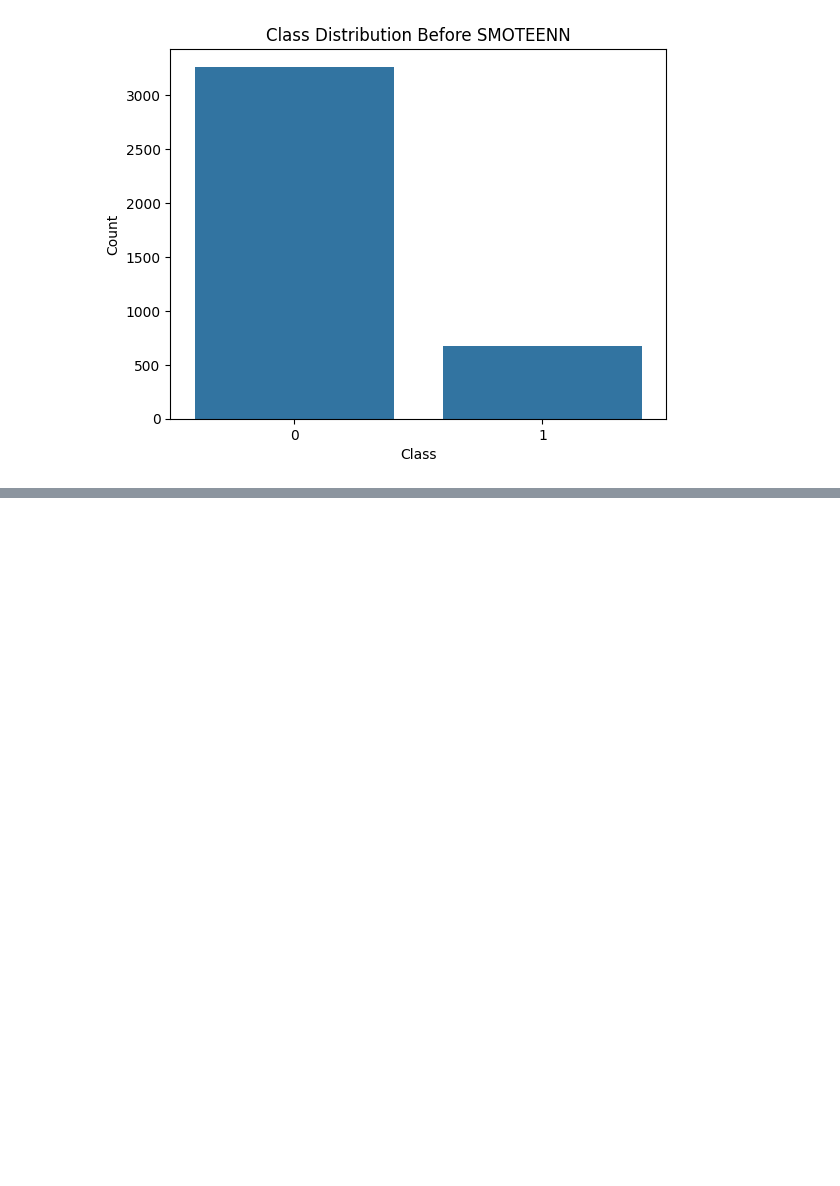
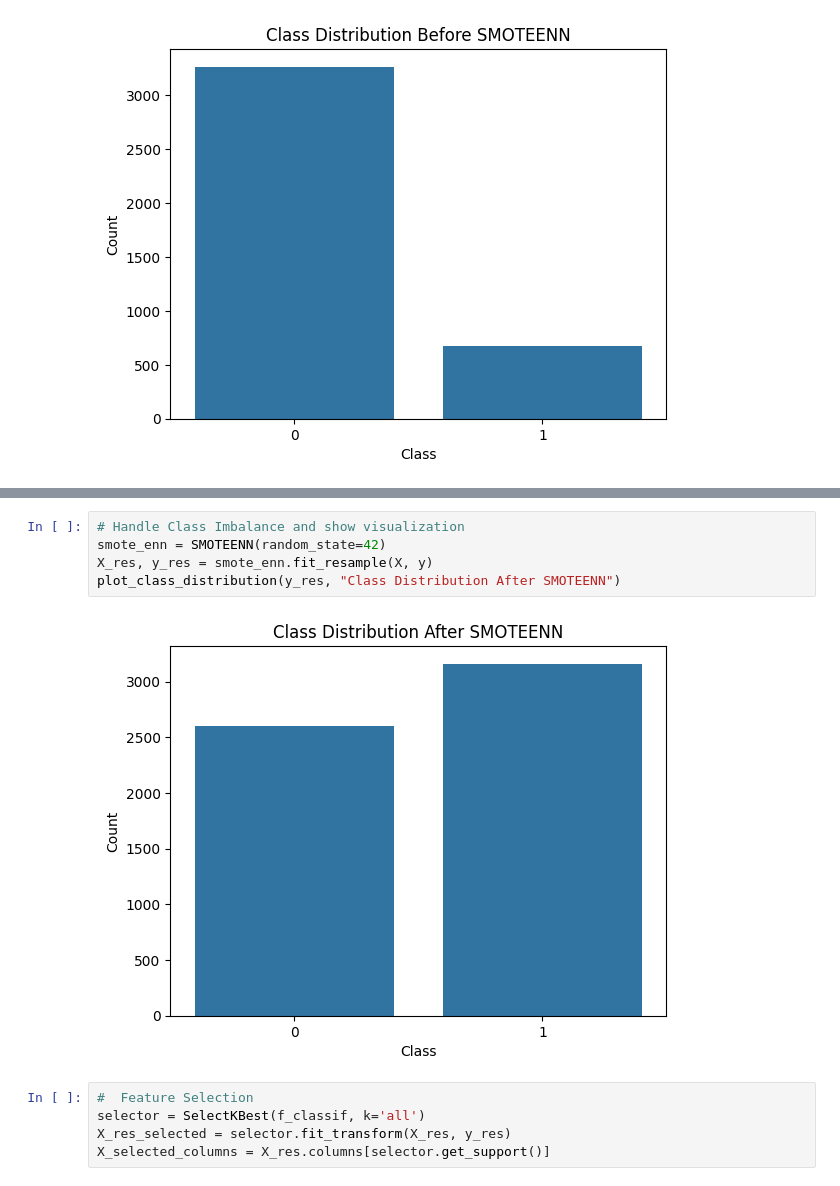
Before and after one commit to Sazibul-Islam-Siam/Customer_Churn_Prediction_using_ML, a Jupyter notebook: code.ipynb, the cells around one changed output, grey strips where cells are left out. Drawn from its saved outputs; the diff is of its cells as text; blank space fills up the shorter version.

```diff
--- a/code.ipynb
+++ b/code.ipynb
@@ -237,0 +131,12 @@ if train_acc is not None:
+# %%
+# Handle Class Imbalance and show visualization
+smote_enn = SMOTEENN(random_state=42)
+X_res, y_res = smote_enn.fit_resample(X, y)
+plot_class_distribution(y_res, "Class Distribution After SMOTEENN")
+# %% [output]
+[figure, added]
+# %%
+#  Feature Selection
+selector = SelectKBest(f_classif, k='all')
+X_res_selected = selector.fit_transform(X_res, y_res)
+X_selected_columns = X_res.columns[selector.get_support()]
```
Also changed, not shown: parts of 6 cells of this notebook.
